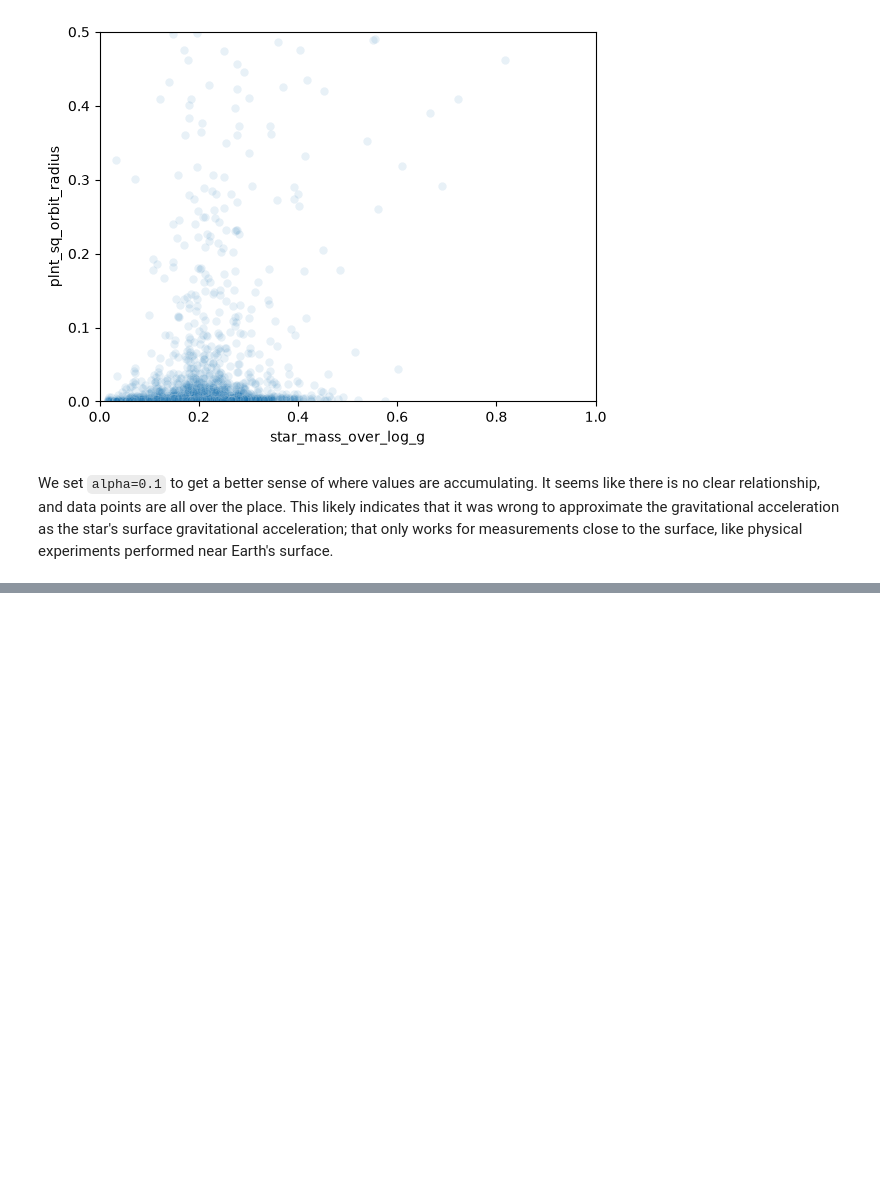
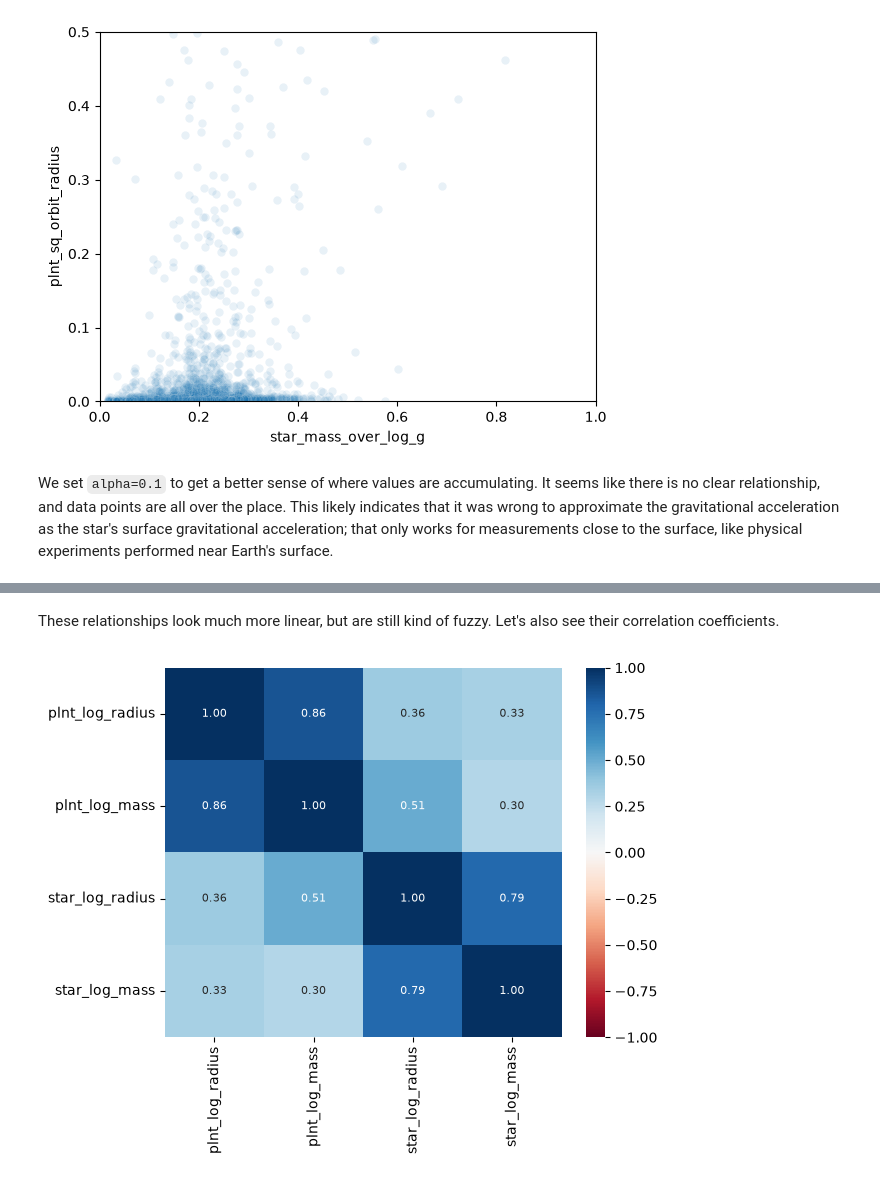
Before and after one commit to sasha-radosav/csc-460-hw-4, a Jupyter notebook: main.ipynb, the cells around one changed output, grey strips where cells are left out. Cells and saved outputs as stored; diff of their text form; code cells hidden in the pictures; blank space fills up the shorter version.

```diff
--- a/main.ipynb
+++ b/main.ipynb
@@ -1046,0 +1071,7 @@ We set `alpha=0.1` to get a better sense of where values are accumulating. It se
+# %% [markdown]
+These relationships look much more linear, but are still kind of fuzzy. Let's also see their correlation coefficients.
+# %%
+sns.heatmap(ps[["plnt_log_radius", "plnt_log_mass", "star_log_radius", "star_log_mass"]].corr(numeric_only=True), cmap="RdBu", vmin=-1, vmax=1, annot=True, fmt=".2f", annot_kws={"size": 8})
+plt.show()
+# %% [output]
+[figure, added]
```
Also changed, not shown: parts of 13 cells of this notebook.
